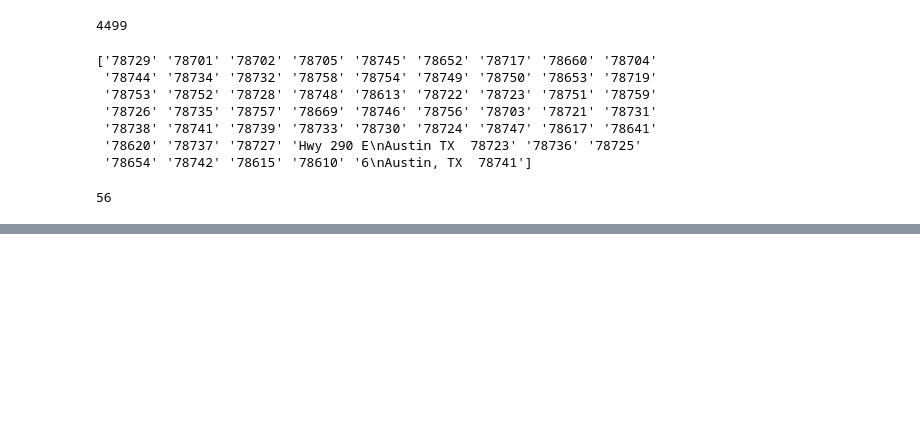
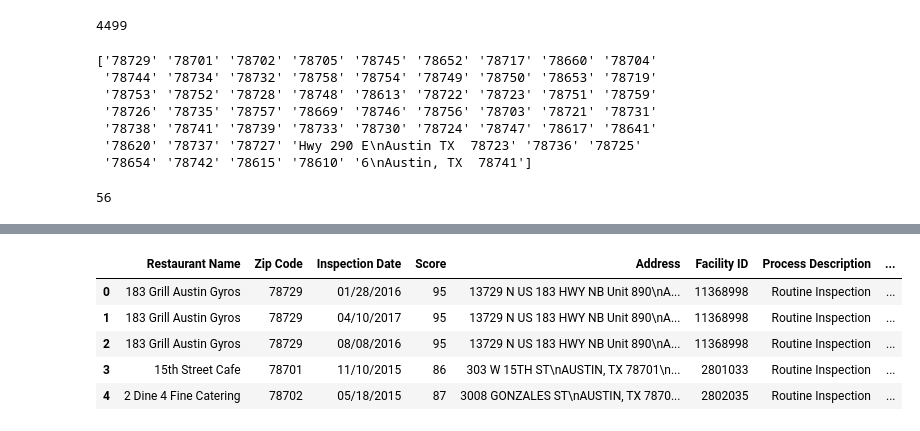
Before and after one commit to Schmidt8181/RestaurantInspections, a Jupyter notebook: Restaurant Inspection Scores.ipynb, the cells around one changed output, grey strips where cells are left out. Saved outputs shown, nothing was run; the diff lists cells and outputs as text; code cells hidden in the pictures; blank space fills up the shorter version.

```diff
--- a/Restaurant Inspection Scores.ipynb
+++ b/Restaurant Inspection Scores.ipynb
@@ -88,0 +145,9 @@ len(zipcode)
+# %%
+res_df.head()
+# %% [output]
+|  | Restaurant Name | Zip Code | Inspection Date | Score | Address | Facility ID | Process Description | ... |
+| 0 | 183 Grill Austin Gyros | 78729 | 01/28/2016 | 95 | 13729 N US 183 HWY NB Unit 890\nA... | 11368998 | Routine Inspection | ... |
+| 1 | 183 Grill Austin Gyros | 78729 | 04/10/2017 | 95 | 13729 N US 183 HWY NB Unit 890\nA... | 11368998 | Routine Inspection | ... |
+| 2 | 183 Grill Austin Gyros | 78729 | 08/08/2016 | 95 | 13729 N US 183 HWY NB Unit 890\nA... | 11368998 | Routine Inspection | ... |
+| 3 | 15th Street Cafe | 78701 | 11/10/2015 | 86 | 303 W 15TH ST\nAUSTIN, TX 78701\n... | 2801033 | Routine Inspection | ... |
+| 4 | 2 Dine 4 Fine Catering | 78702 | 05/18/2015 | 87 | 3008 GONZALES ST\nAUSTIN, TX 7870... | 2802035 | Routine Inspection | ... |
```
Also changed, not shown: parts of 8 cells of this notebook.
